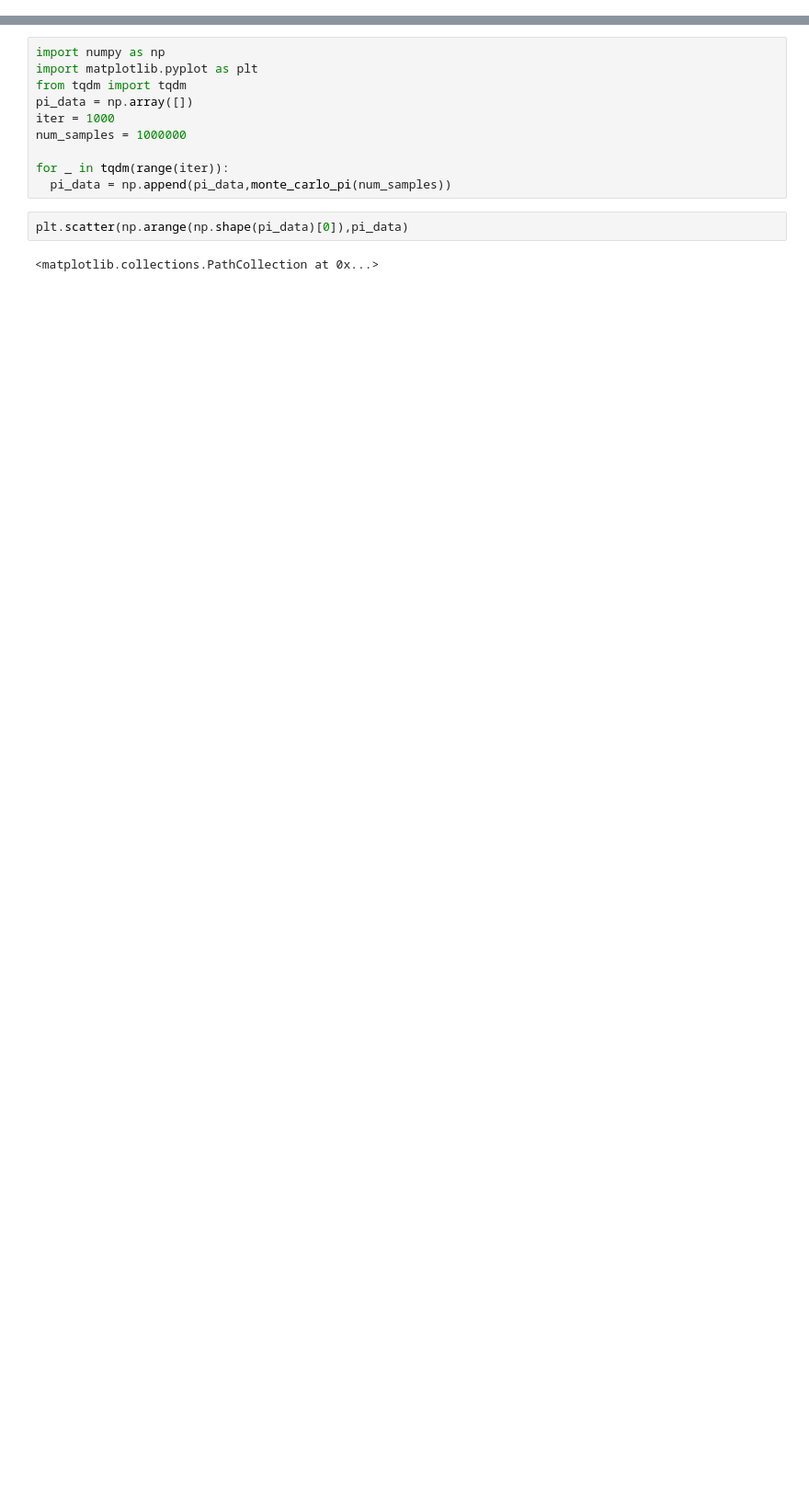
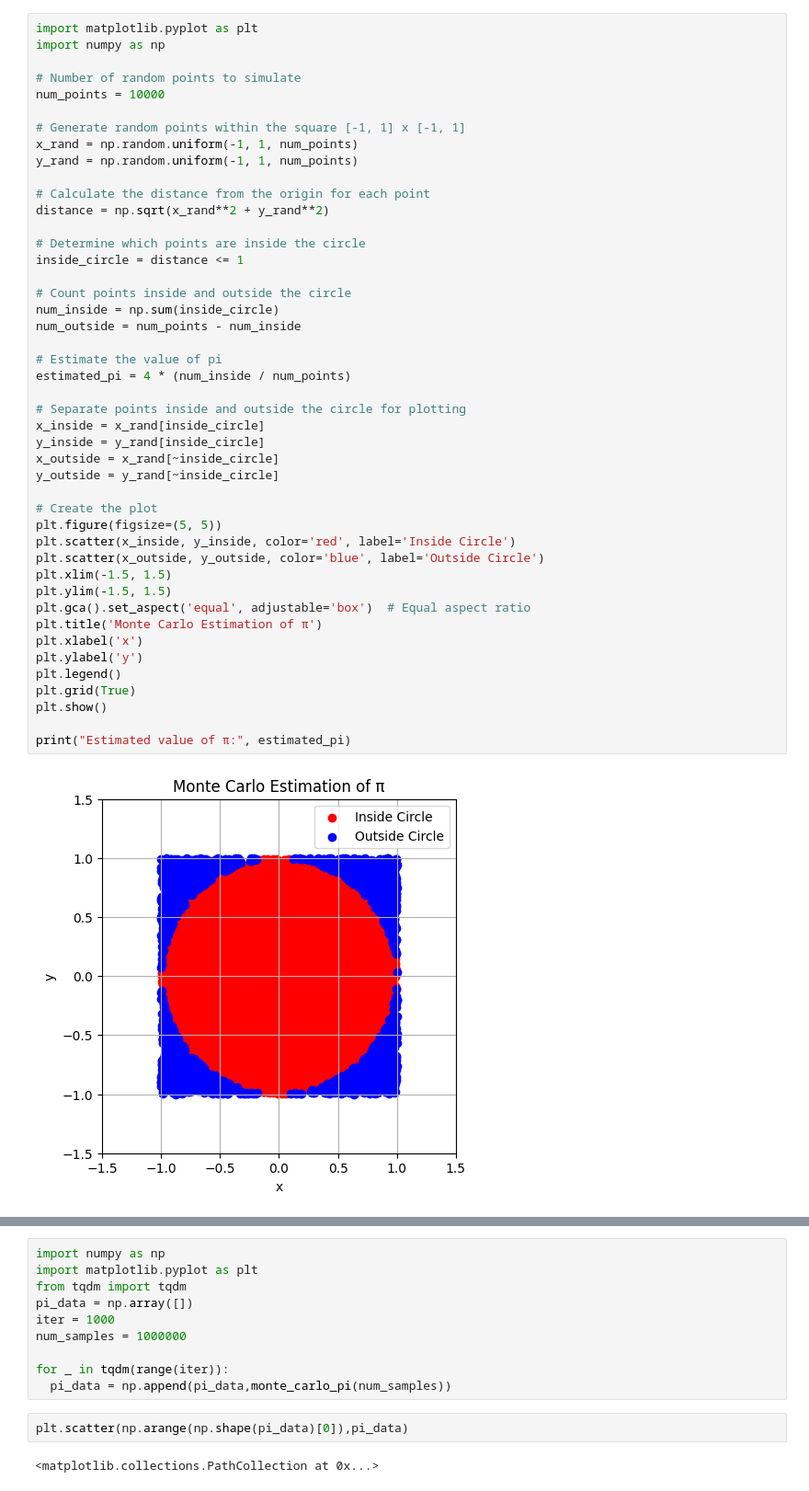
Before and after one commit to arush-gupta/Monte-Carlo, a Jupyter notebook: Pi_using_Monte_Carlo.ipynb, the cells around one changed output, grey strips where cells are left out. Shown at 92% size. Cells and saved outputs as stored; diff of their text form; blank space fills up the shorter version.

```diff
--- a/Pi_using_Monte_Carlo.ipynb
+++ b/Pi_using_Monte_Carlo.ipynb
@@ -2,0 +39,47 @@
+# %%
+import matplotlib.pyplot as plt
+import numpy as np
+
+# Number of random points to simulate
+num_points = 10000
+
+# Generate random points within the square [-1, 1] x [-1, 1]
+x_rand = np.random.uniform(-1, 1, num_points)
+y_rand = np.random.uniform(-1, 1, num_points)
+
+# Calculate the distance from the origin for each point
+distance = np.sqrt(x_rand**2 + y_rand**2)
+
+# Determine which points are inside the circle
+inside_circle = distance <= 1
+
+# Count points inside and outside the circle
+num_inside = np.sum(inside_circle)
+num_outside = num_points - num_inside
+
+# Estimate the value of pi
+estimated_pi = 4 * (num_inside / num_points)
+
+# Separate points inside and outside the circle for plotting
+x_inside = x_rand[inside_circle]
+y_inside = y_rand[inside_circle]
+x_outside = x_rand[~inside_circle]
+y_outside = y_rand[~inside_circle]
+
+# Create the plot
+plt.figure(figsize=(5, 5))
+plt.scatter(x_inside, y_inside, color='red', label='Inside Circle')
+plt.scatter(x_outside, y_outside, color='blue', label='Outside Circle')
+plt.xlim(-1.5, 1.5)
+plt.ylim(-1.5, 1.5)
+plt.gca().set_aspect('equal', adjustable='box')  # Equal aspect ratio
+plt.title('Monte Carlo Estimation of π')
+plt.xlabel('x')
+plt.ylabel('y')
+plt.legend()
+plt.grid(True)
+plt.show()
+
+print("Estimated value of π:", estimated_pi)
+# %% [output]
+[figure, added]
```
Also changed, not shown: parts of 14 cells of this notebook.
